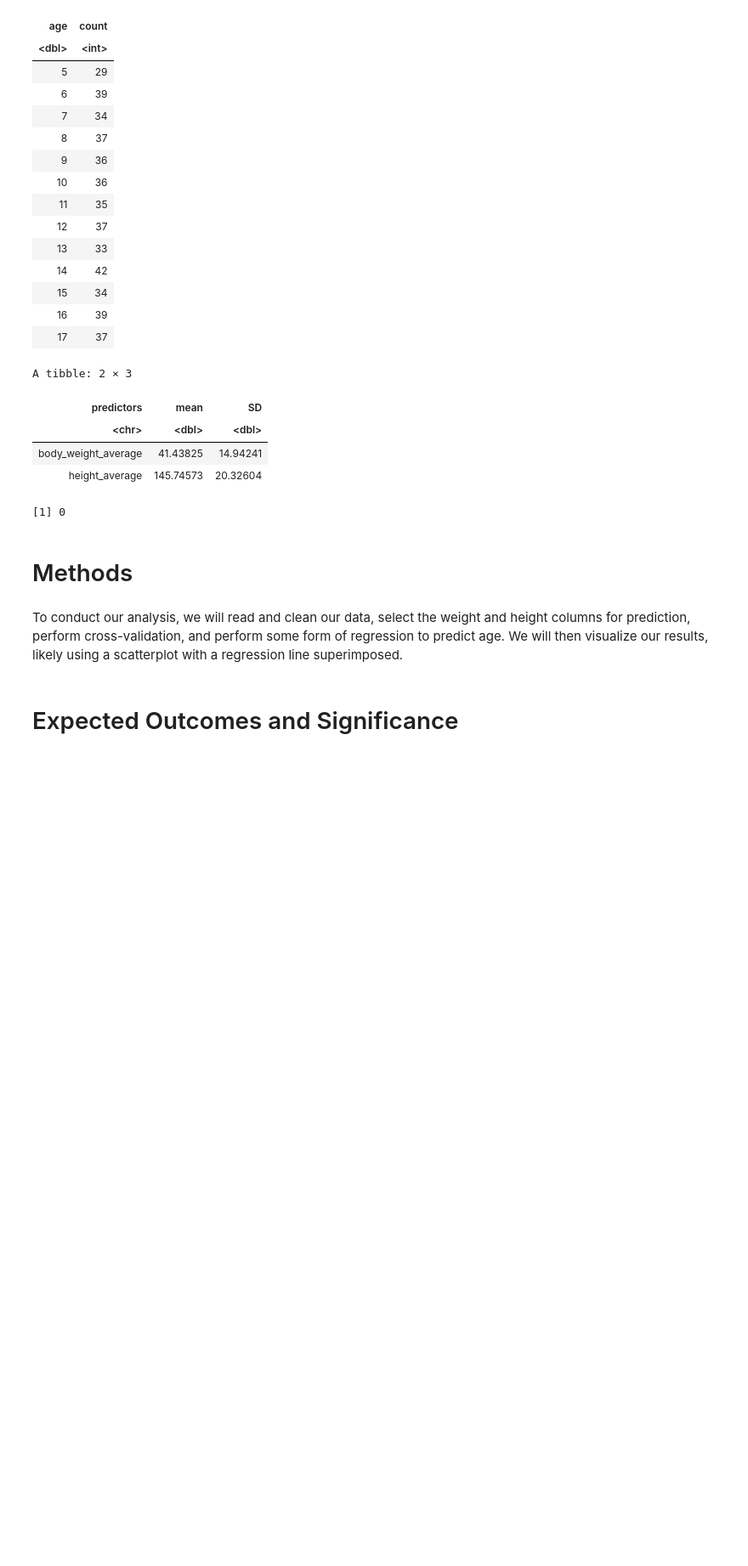
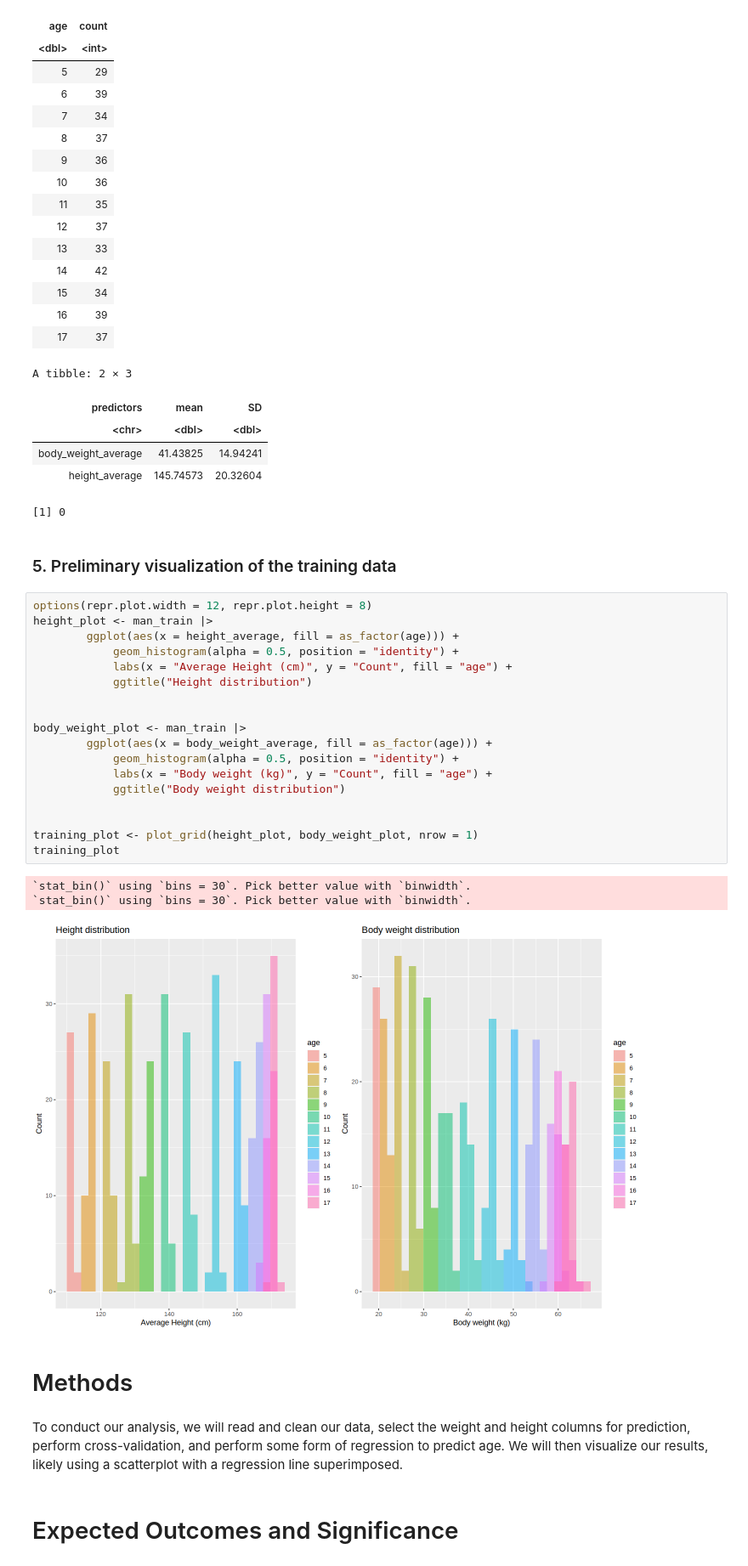
Before and after one commit to Ekenny02/dsci-100-project, a Jupyter notebook: Project.ipynb, the cells around one changed output. Shown: that part at 85% size. Drawn from its saved outputs; the diff is of its cells as text; blank space fills up the shorter version.

Commit message:
preliminary visualization

```diff
--- a/Project.ipynb
+++ b/Project.ipynb
@@ -152,6 +141,30 @@ A tibble: 2 × 3
 | body_weight_average | 41.43825 | 14.94241 |
 | height_average | 145.74573 | 20.32604 |
 [1] 0
+# %% [markdown]
+### 5. Preliminary visualization of the training data
+# %%
+options(repr.plot.width = 12, repr.plot.height = 8)
+height_plot <- man_train |>
+        ggplot(aes(x = height_average, fill = as_factor(age))) +
+            geom_histogram(alpha = 0.5, position = "identity") +
+            labs(x = "Average Height (cm)", y = "Count", fill = "age") +
+            ggtitle("Height distribution")
+
+
+body_weight_plot <- man_train |>
+        ggplot(aes(x = body_weight_average, fill = as_factor(age))) +
+            geom_histogram(alpha = 0.5, position = "identity") +
+            labs(x = "Body weight (kg)", y = "Count", fill = "age") +
+            ggtitle("Body weight distribution")
+
+
+training_plot <- plot_grid(height_plot, body_weight_plot, nrow = 1)
+training_plot
+# %% [output]
+`stat_bin()` using `bins = 30`. Pick better value with `binwidth`.
+`stat_bin()` using `bins = 30`. Pick better value with `binwidth`.
+[figure, added]
 # %% [markdown]
 # Methods
 # %% [markdown]
```
Also changed, not shown: parts of 2 cells of this notebook.
